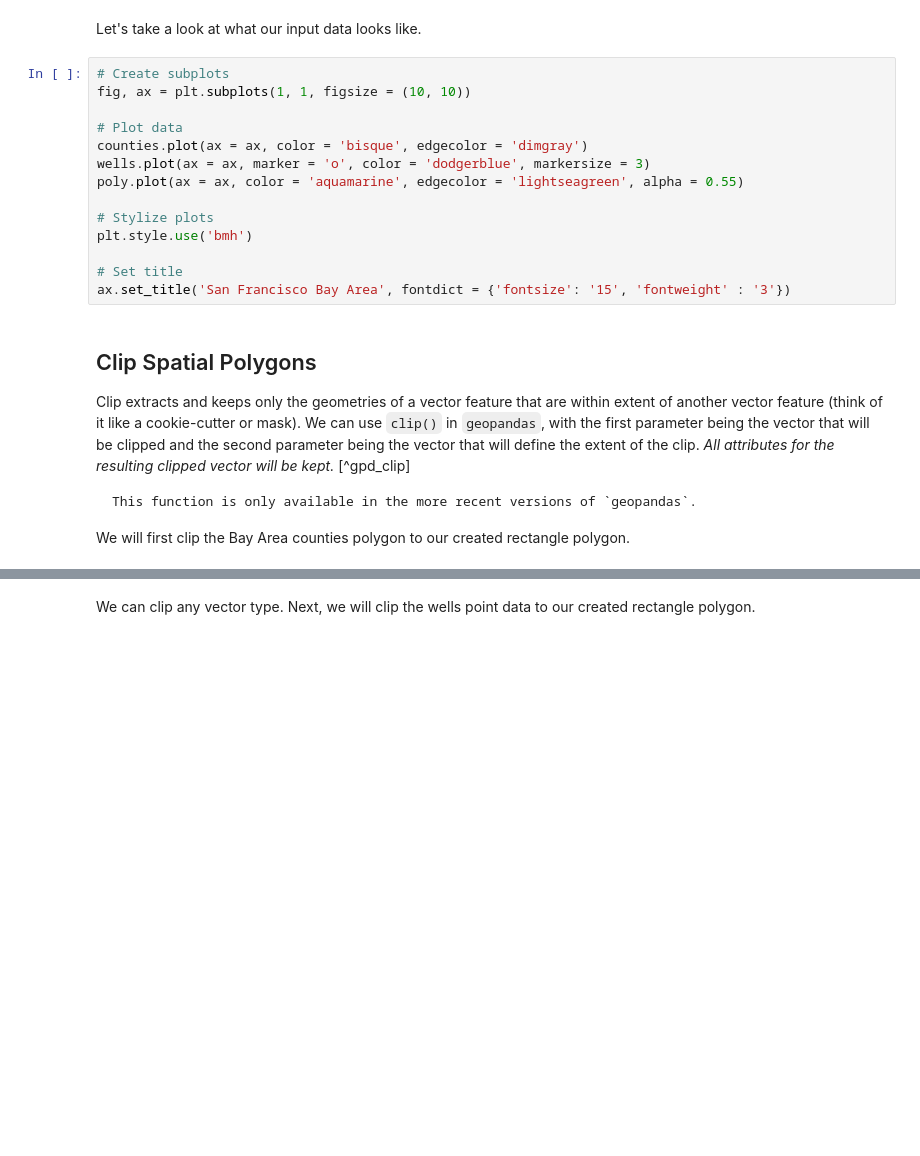
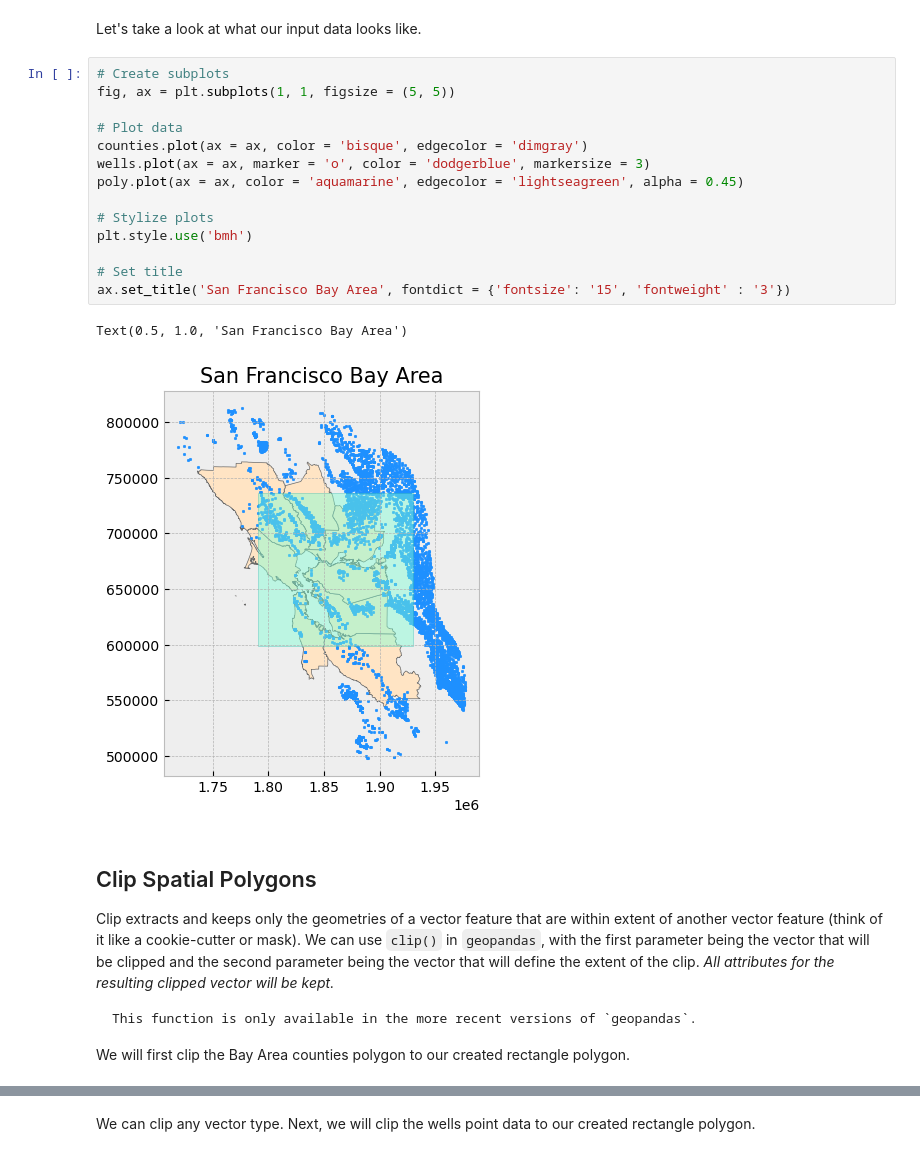
Before and after one commit to NarimT/DL_00, a Jupyter notebook: pyGILE_notebooks/3_Advanced_Vector_Analysis_Operations/(d)Extracting Spatial Data.ipynb, the cells around one changed output, grey strips where cells are left out. Cells and saved outputs as stored; diff of their text form; blank space fills up the shorter version.

````diff
--- a/pyGILE_notebooks/3_Advanced_Vector_Analysis_Operations/(d)Extracting Spatial Data.ipynb
+++ b/pyGILE_notebooks/3_Advanced_Vector_Analysis_Operations/(d)Extracting Spatial Data.ipynb
@@ -123,22 +114,25 @@ def plot_df(result_name, result_df, result_geom_type, area = None):
 Let's take a look at what our input data looks like.
 # %%
 # Create subplots
-fig, ax = plt.subplots(1, 1, figsize = (10, 10))
+fig, ax = plt.subplots(1, 1, figsize = (5, 5))
 
 # Plot data
 counties.plot(ax = ax, color = 'bisque', edgecolor = 'dimgray')
 wells.plot(ax = ax, marker = 'o', color = 'dodgerblue', markersize = 3)
-poly.plot(ax = ax, color = 'aquamarine', edgecolor = 'lightseagreen', alpha = 0.55)
+poly.plot(ax = ax, color = 'aquamarine', edgecolor = 'lightseagreen', alpha = 0.45)
 
 # Stylize plots
 plt.style.use('bmh')
 
 # Set title
 ax.set_title('San Francisco Bay Area', fontdict = {'fontsize': '15', 'fontweight' : '3'})
+# %% [output]
+Text(0.5, 1.0, 'San Francisco Bay Area')
+[figure, added]
 # %% [markdown]
 ## Clip Spatial Polygons
 
-Clip extracts and keeps only the geometries of a vector feature that are within extent of another vector feature (think of it like a cookie-cutter or mask). We can use  `clip()` in `geopandas`, with the first parameter being the vector that will be clipped and the second parameter being the vector that will define the extent of the clip. *All attributes for the resulting clipped vector will be kept.* [^gpd_clip]
+Clip extracts and keeps only the geometries of a vector feature that are within extent of another vector feature (think of it like a cookie-cutter or mask). We can use  `clip()` in `geopandas`, with the first parameter being the vector that will be clipped and the second parameter being the vector that will define the extent of the clip. *All attributes for the resulting clipped vector will be kept.*
 
 ```{note}
 This function is only available in the more recent versions of `geopandas`.
````
Also changed, not shown: parts of 16 cells of this notebook, 1 other file.
